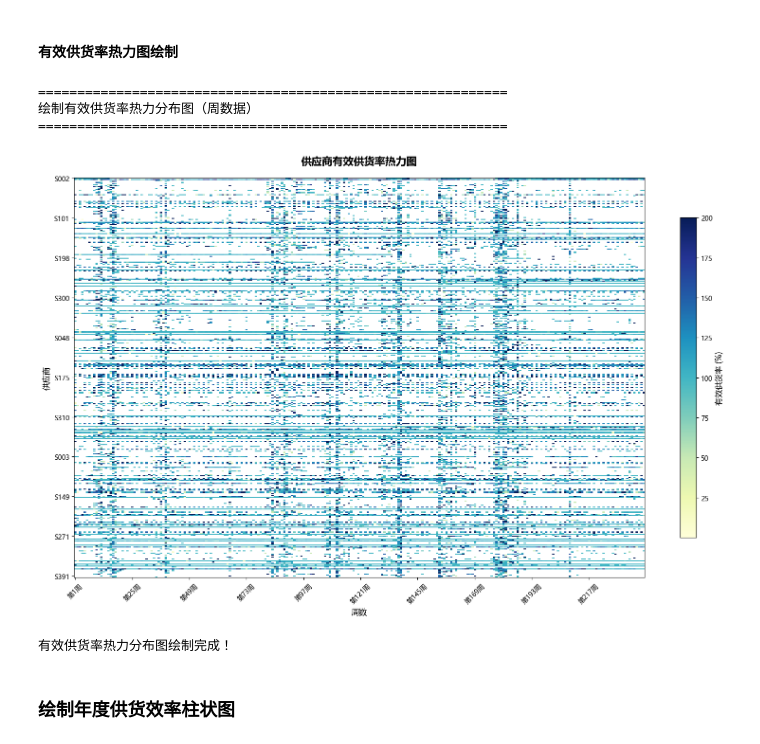
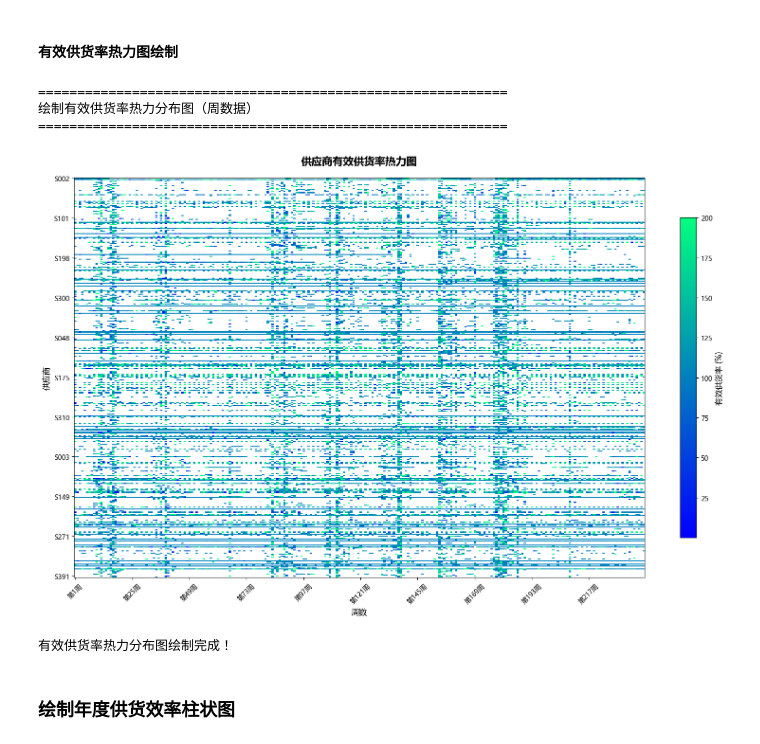
Before and after one commit to SHM-white/21ASolution, a Jupyter notebook: Problem1.ipynb, the cells around one changed output. Cells and saved outputs as stored; diff of their text form; code cells hidden in the pictures.

```diff
--- a/Problem1.ipynb
+++ b/Problem1.ipynb
@@ -1285,35 +1281,35 @@ def plot_fulfillment_rate_heatmap():
     # 构建热力图数据，0值设为np.nan
     heatmap_data = np.array([np.where(x == 0, np.nan, x * 100) for x in df_metrics['weekly_fulfillment_rate']])
     supplier_names = df_metrics['supplier_name'].tolist()
     weeks = heatmap_data.shape[1]
 
     # 自定义colormap，NaN为白色
-    cmap = plt.get_cmap('YlGnBu').copy()
+    cmap = plt.get_cmap('winter').copy()
     cmap.set_bad(color='white')
 
     plt.figure(figsize=(16, 10))
     im = plt.imshow(heatmap_data, cmap=cmap, aspect='auto', interpolation='nearest')
     plt.title(f'供应商有效供货率热力图', fontsize=16, fontweight='bold', pad=20)
     plt.xlabel('周数', fontsize=12)
     plt.ylabel('供应商', fontsize=12)
     y_ticks = range(0, len(supplier_names), max(1, len(supplier_names)//10))
     plt.yticks(y_ticks, [supplier_names[i] for i in y_ticks], fontsize=10)
     x_ticks = range(0, weeks, max(1, weeks//10))
     plt.xticks(x_ticks, [f'第{i+1}周' for i in x_ticks], rotation=45, fontsize=10)
     cbar = plt.colorbar(im, shrink=0.8)
     cbar.set_label('有效供货率 (%)', fontsize=12)
     plt.tight_layout()
     plt.savefig('Pictures/fulfillment_rate_heatmap.svg', format='svg', dpi=300, bbox_inches='tight')
     plt.show()
     print("有效供货率热力分布图绘制完成！")
 
 # 调用函数
 plot_fulfillment_rate_heatmap()
 # %% [output]
 ============================================================
 绘制有效供货率热力分布图（周数据）
 ============================================================
-[figure, old version]
+[figure, new version]
 有效供货率热力分布图绘制完成！
 # %% [markdown]
 ### 绘制年度供货效率柱状图
```
Also changed, not shown: parts of 9 cells of this notebook, 30 other files.
